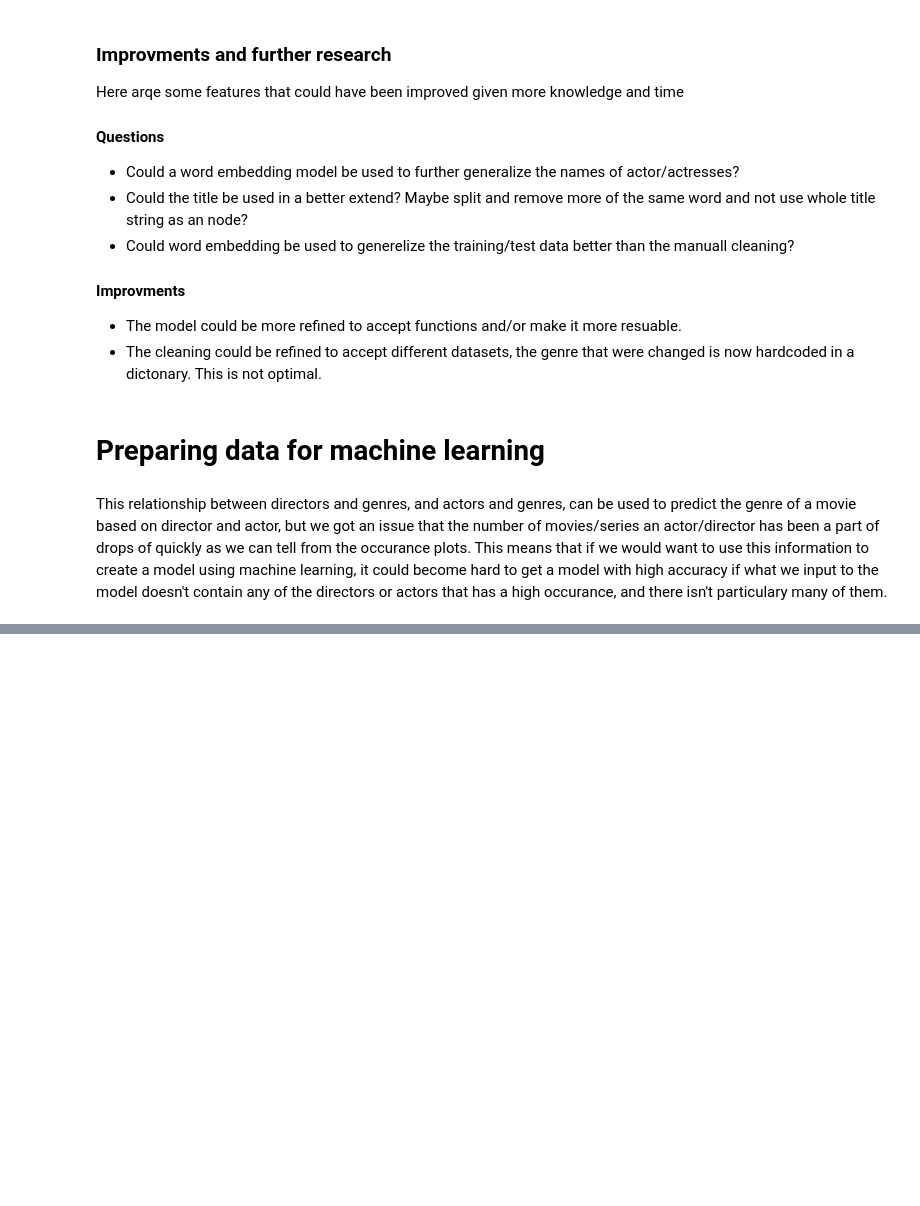
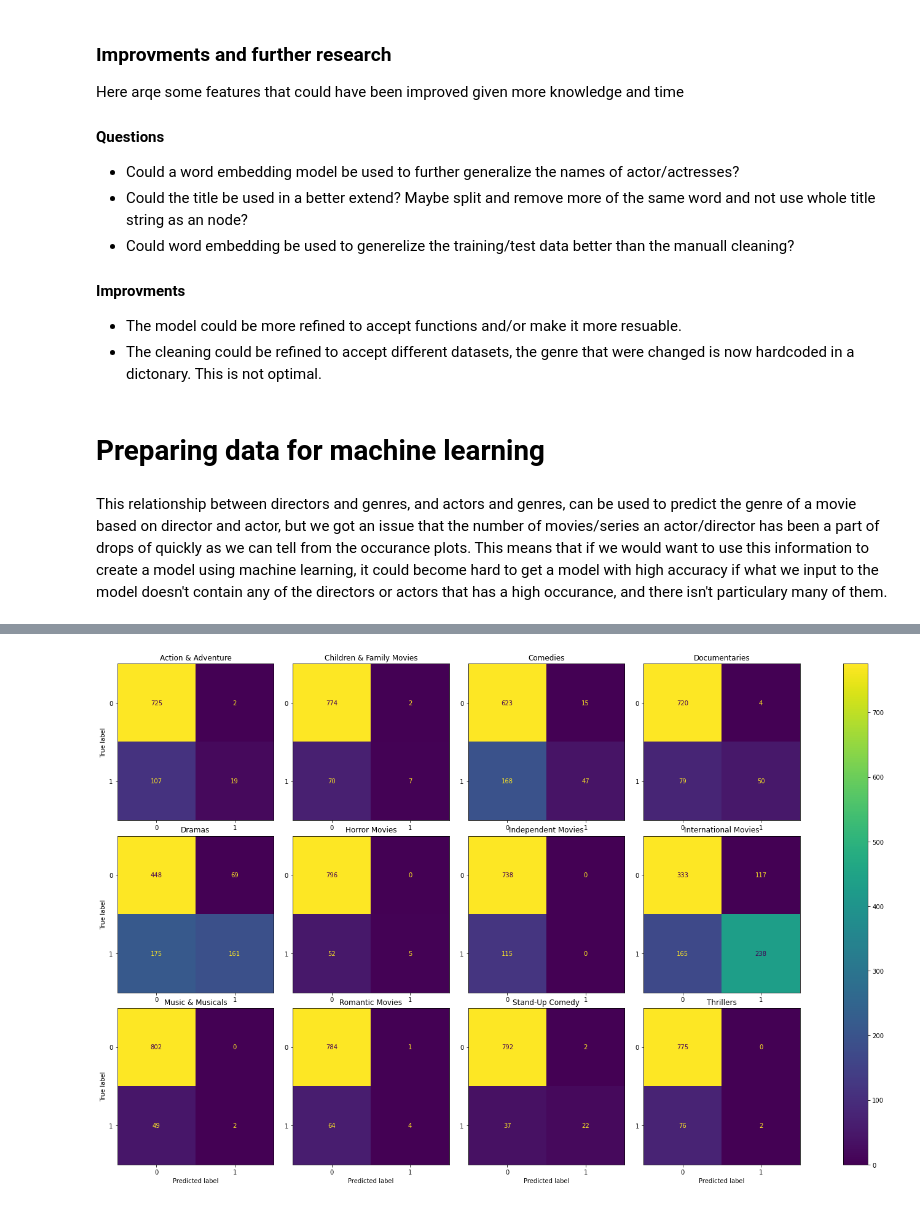
Before and after one commit to aSkailand/dat540-netflix_catalogue, a Jupyter notebook: src/netflix_catalogue_view.ipynb, the cells around one changed output, grey strips where cells are left out. Drawn from its saved outputs; the diff is of its cells as text; code cells hidden in the pictures; blank space fills up the shorter version.

```diff
--- a/src/netflix_catalogue_view.ipynb
+++ b/src/netflix_catalogue_view.ipynb
@@ -1273,0 +1496,15 @@ This relationship between directors and genres, and actors and genres, can be us
+# %%
+# Import TfidVectorizer and train_test_split from sklearn
+from sklearn.feature_extraction.text import TfidfVectorizer
+from sklearn.model_selection import train_test_split
+
+# Initialize TfidVectorizer with 1000 most frequent words
+tfidf_vectorizer = TfidfVectorizer(max_df=0.8, max_features=1000)
+
+# split dataset into training and validation set
+xtrain, xval, ytrain, yval = train_test_split(new_set['title_description'], y, test_size=0.2, random_state=10)
+
+# create TF-IDF features
+# fit_transform(): Learn vocabulary and idf from training set, return document-term matrix
+xtrain_tfidf = tfidf_vectorizer.fit_transform(xtrain)
+xval_tfidf = tfidf_vectorizer.transform(xval)
@@ -1273,0 +1531,6 @@ This relationship between directors and genres, and actors and genres, can be us
+# %%
+lr = LogisticRegression() # Set up the logistic regression model
+clf = OneVsRestClassifier(lr)   # make a one vs rest classifier of the logistic regression model
+# %%
+# fit model on train data
+clf.fit(xtrain_tfidf, ytrain)
@@ -1273,0 +1539,3 @@ This relationship between directors and genres, and actors and genres, can be us
+# %%
+# make predictions for validation set
+y_pred = clf.predict(xval_tfidf)
@@ -1273,0 +1569,21 @@ This relationship between directors and genres, and actors and genres, can be us
+# %%
+# Make a plot of the confusion matrix for each genre
+f, axes = plt.subplots(3, 4, figsize=(25, 15))
+axes = axes.ravel()
+for i in range(12):
+    disp = ConfusionMatrixDisplay(confusion_matrix(yval[:, i],
+                                                   y_pred[:, i]),
+                                  display_labels=[0, 1])
+    disp.plot(ax=axes[i], values_format='.4g')
+    disp.ax_.set_title(f'{mlb.classes_[i]}')
+    if i<8:
+        disp.ax_.set_xlabel('')
+    if i%4!=0:
+        disp.ax_.set_ylabel('')
+    disp.im_.colorbar.remove()
+
+plt.subplots_adjust(wspace=0.10, hspace=0.1)
+f.colorbar(disp.im_, ax=axes)
+plt.show()
+# %% [output]
+[figure, added]
```
Also changed, not shown: parts of 38 cells of this notebook, 1 other file.
